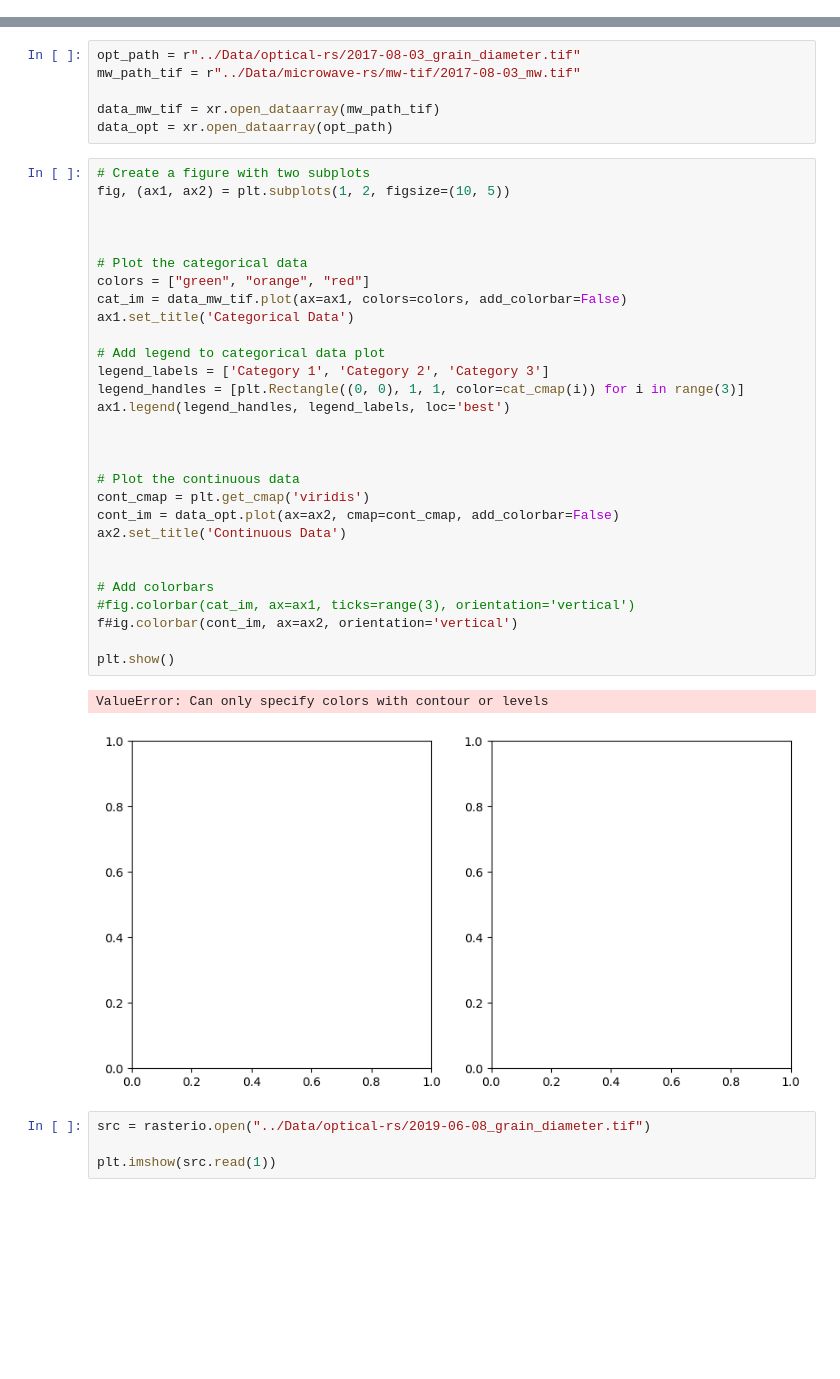
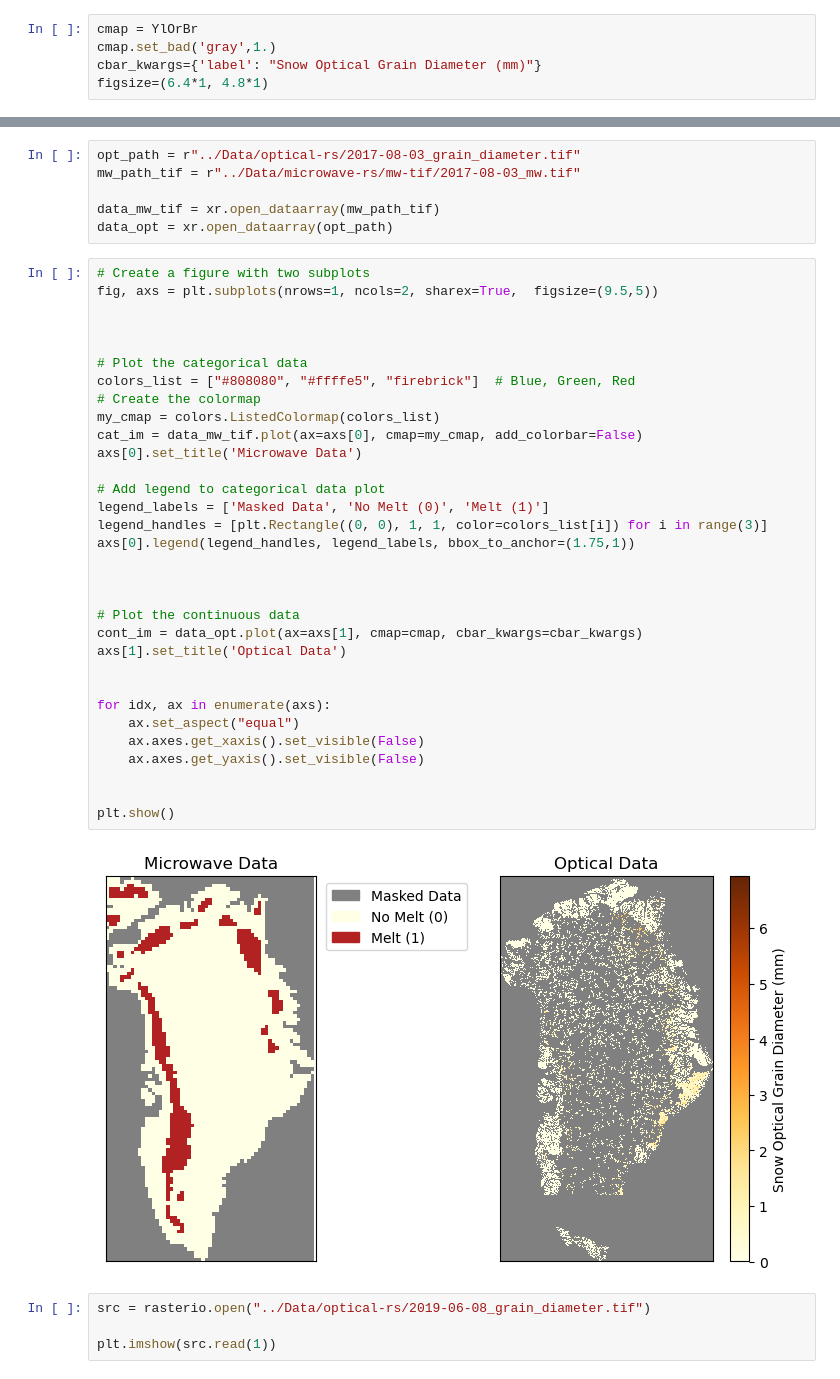
Before and after one commit to linaskerath/RP_Greenland, a Jupyter notebook: Scripts/09_plots.ipynb, the cells around one changed output, grey strips where cells are left out. Cells and saved outputs as stored; diff of their text form; blank space fills up the shorter version.

```diff
--- a/Scripts/08_plots.ipynb
+++ b/Scripts/09_plots.ipynb
@@ -9,3 +47,8 @@ import functions_model_analysis as f
+# %%
+cmap = YlOrBr
+cmap.set_bad('gray',1.)
+cbar_kwargs={'label': "Snow Optical Grain Diameter (mm)"}
+figsize=(6.4*1, 4.8*1)
 # %% [markdown]
 ## METHODS: Raster Alignment Section - Example Microwave vs. Optical
 # %%
@@ -16,36 +59,38 @@ data_mw_tif = xr.open_dataarray(mw_path_tif)
 data_opt = xr.open_dataarray(opt_path)
 # %%
 # Create a figure with two subplots
-fig, (ax1, ax2) = plt.subplots(1, 2, figsize=(10, 5))
+fig, axs = plt.subplots(nrows=1, ncols=2, sharex=True,  figsize=(9.5,5))
 
 
 
 # Plot the categorical data
-colors = ["green", "orange", "red"]
-cat_im = data_mw_tif.plot(ax=ax1, colors=colors, add_colorbar=False)
-ax1.set_title('Categorical Data')
+colors_list = ["#808080", "#ffffe5", "firebrick"]  # Blue, Green, Red
+# Create the colormap
+my_cmap = colors.ListedColormap(colors_list)
+cat_im = data_mw_tif.plot(ax=axs[0], cmap=my_cmap, add_colorbar=False)
+axs[0].set_title('Microwave Data')
 
 # Add legend to categorical data plot
-legend_labels = ['Category 1', 'Category 2', 'Category 3']
-legend_handles = [plt.Rectangle((0, 0), 1, 1, color=cat_cmap(i)) for i in range(3)]
-ax1.legend(legend_handles, legend_labels, loc='best')
+legend_labels = ['Masked Data', 'No Melt (0)', 'Melt (1)']
+legend_handles = [plt.Rectangle((0, 0), 1, 1, color=colors_list[i]) for i in range(3)]
+axs[0].legend(legend_handles, legend_labels, bbox_to_anchor=(1.75,1))
 
 
 
 # Plot the continuous data
-cont_cmap = plt.get_cmap('viridis')
-cont_im = data_opt.plot(ax=ax2, cmap=cont_cmap, add_colorbar=False)
-ax2.set_title('Continuous Data')
+cont_im = data_opt.plot(ax=axs[1], cmap=cmap, cbar_kwargs=cbar_kwargs)
+axs[1].set_title('Optical Data')
 
 
-# Add colorbars
-#fig.colorbar(cat_im, ax=ax1, ticks=range(3), orientation='vertical')
-f#ig.colorbar(cont_im, ax=ax2, orientation='vertical')
+for idx, ax in enumerate(axs):
+    ax.set_aspect("equal")
+    ax.axes.get_xaxis().set_visible(False)
+    ax.axes.get_yaxis().set_visible(False)
+
 
 plt.show()
 # %% [output]
-ValueError: Can only specify colors with contour or levels
-[figure, old version]
+[figure, new version]
 # %%
 src = rasterio.open("../Data/optical-rs/2019-06-08_grain_diameter.tif")
 
```
Also changed, not shown: parts of 17 cells of this notebook, 10 other files.
